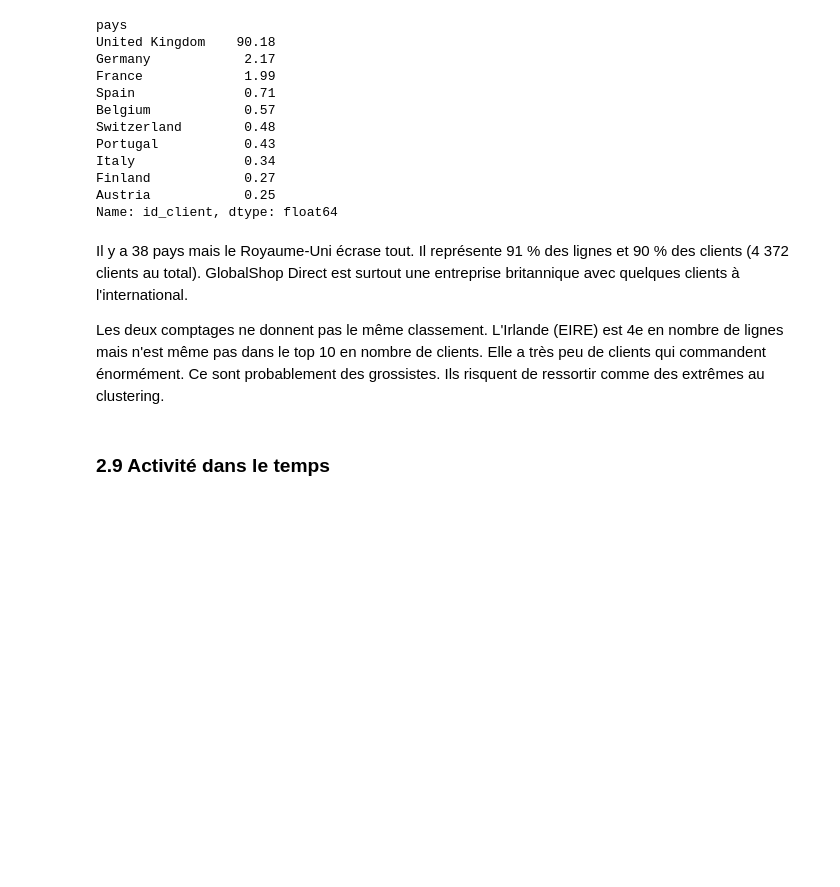
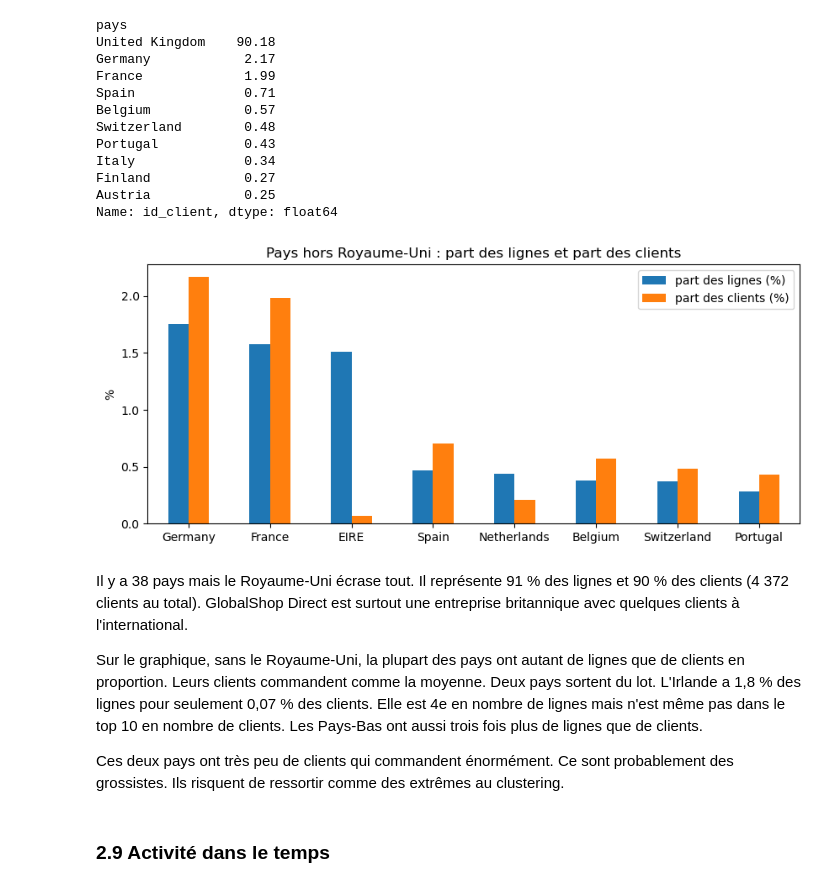
Before and after one commit to Zohair69/globalshop-rfm, a Jupyter notebook: notebooks/online_retail_clustering_rfm.ipynb, the cells around one changed output. Cells and saved outputs as stored; diff of their text form; code cells hidden in the pictures; blank space fills up the shorter version.

Commit message:
Notebook terminé : graphiques EDA, conclusion et en-tête à jour

```diff
--- a/notebooks/online_retail_clustering_rfm.ipynb
+++ b/notebooks/online_retail_clustering_rfm.ipynb
@@ -419,10 +420,26 @@ Italy              0.34
 Finland            0.27
 Austria            0.25
 Name: id_client, dtype: float64
+# %%
+# Hors Royaume-Uni : part des lignes et part des clients des 8 pays avec le plus de lignes
+parts_pays = pd.DataFrame({
+    "part des lignes (%)": df["pays"].value_counts(normalize=True) * 100,
+    "part des clients (%)": clients_pays / clients_pays.sum() * 100
+}).drop("United Kingdom")
+
+parts_pays.sort_values("part des lignes (%)", ascending=False).head(8).plot(kind="bar", figsize=(10, 4), rot=0)
+plt.title("Pays hors Royaume-Uni : part des lignes et part des clients")
+plt.ylabel("%")
+plt.xlabel("")
+plt.show()
+# %% [output]
+[figure, added]
 # %% [markdown]
 Il y a 38 pays mais le Royaume-Uni écrase tout. Il représente 91 % des lignes et 90 % des clients (4 372 clients au total). GlobalShop Direct est surtout une entreprise britannique avec quelques clients à l'international.
 
-Les deux comptages ne donnent pas le même classement. L'Irlande (EIRE) est 4e en nombre de lignes mais n'est même pas dans le top 10 en nombre de clients. Elle a très peu de clients qui commandent énormément. Ce sont probablement des grossistes. Ils risquent de ressortir comme des extrêmes au clustering.
+Sur le graphique, sans le Royaume-Uni, la plupart des pays ont autant de lignes que de clients en proportion. Leurs clients commandent comme la moyenne. Deux pays sortent du lot. L'Irlande a 1,8 % des lignes pour seulement 0,07 % des clients. Elle est 4e en nombre de lignes mais n'est même pas dans le top 10 en nombre de clients. Les Pays-Bas ont aussi trois fois plus de lignes que de clients.
+
+Ces deux pays ont très peu de clients qui commandent énormément. Ce sont probablement des grossistes. Ils risquent de ressortir comme des extrêmes au clustering.
 # %% [markdown]
 ### 2.9 Activité dans le temps
 # %%
```
Also changed, not shown: parts of 17 cells of this notebook.
